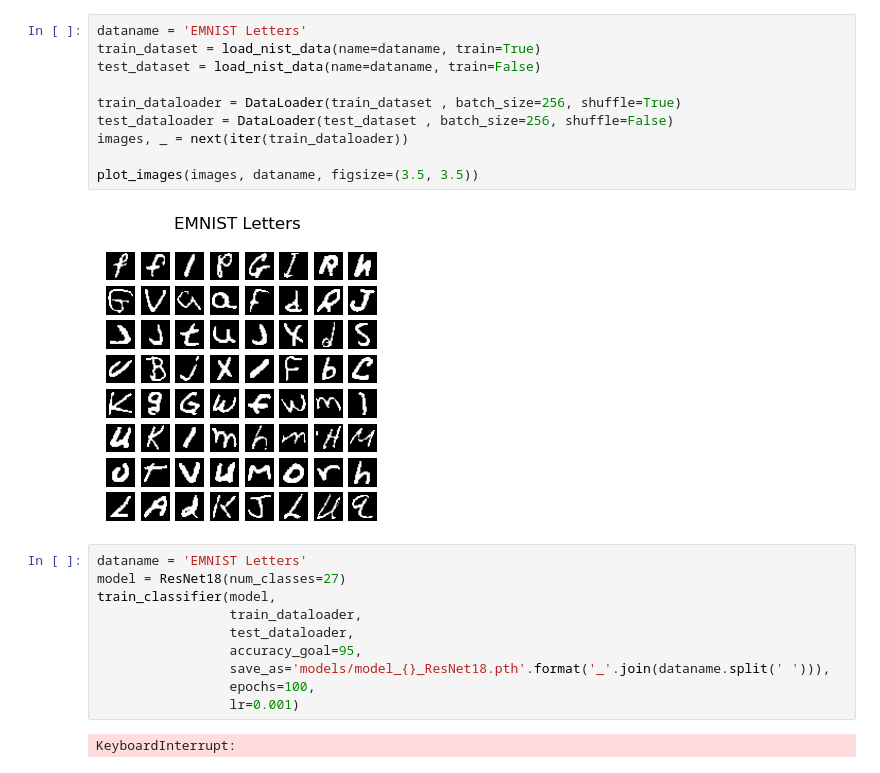
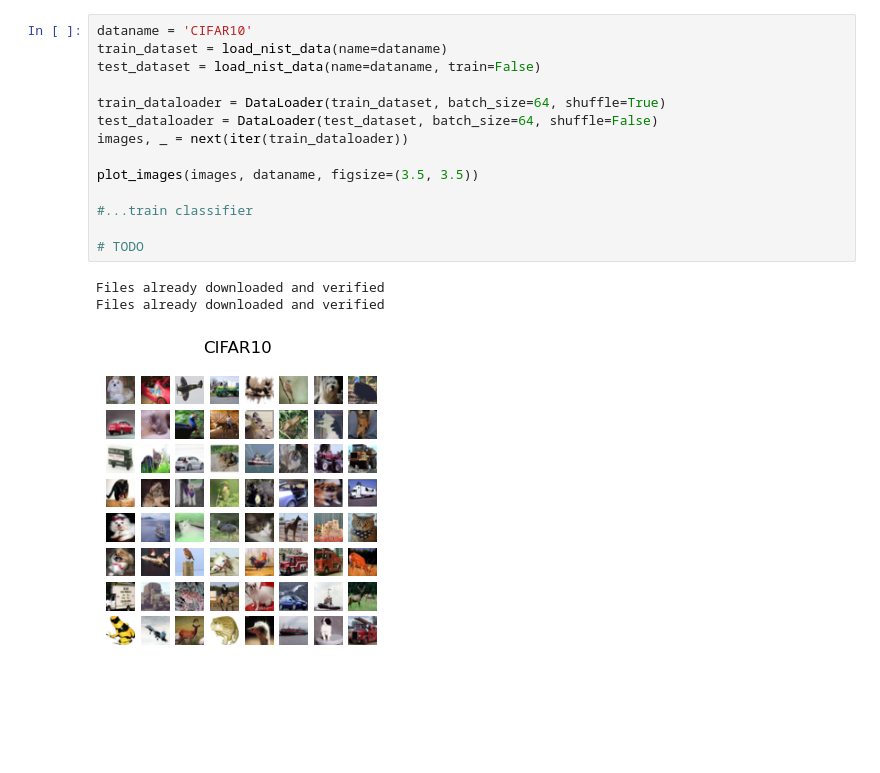
Before and after one commit to dfaroughy/FID-MNIST, a Jupyter notebook: classsifiers.ipynb, the cells around one changed output. Drawn from its saved outputs; the diff is of its cells as text; blank space fills up the shorter version.

```diff
--- a/classsifiers.ipynb
+++ b/classsifiers.ipynb
@@ -33,25 +188,19 @@ final accuracy: 98.7%
 # %%
-dataname = 'EMNIST Letters'
-train_dataset = load_nist_data(name=dataname, train=True)
+dataname = 'CIFAR10'
+train_dataset = load_nist_data(name=dataname)
 test_dataset = load_nist_data(name=dataname, train=False)
 
-train_dataloader = DataLoader(train_dataset , batch_size=256, shuffle=True)
-test_dataloader = DataLoader(test_dataset , batch_size=256, shuffle=False)
+train_dataloader = DataLoader(train_dataset, batch_size=64, shuffle=True)
+test_dataloader = DataLoader(test_dataset, batch_size=64, shuffle=False)
 images, _ = next(iter(train_dataloader))
 
 plot_images(images, dataname, figsize=(3.5, 3.5))
+
+#...train classifier
+
+# TODO
 # %% [output]
+Files already downloaded and verified
+Files already downloaded and verified
-[figure, old version]
+[figure, new version]
-# %%
-dataname = 'EMNIST Letters'
-model = ResNet18(num_classes=27)
-train_classifier(model,
-                 train_dataloader,
-                 test_dataloader,
-                 accuracy_goal=95,
-                 save_as='models/model_{}_ResNet18.pth'.format('_'.join(dataname.split(' '))),
-                 epochs=100,
-                 lr=0.001)
-# %% [output]
-KeyboardInterrupt:
 # %%
```
Also changed, not shown: parts of 13 cells of this notebook, 5 other files.
